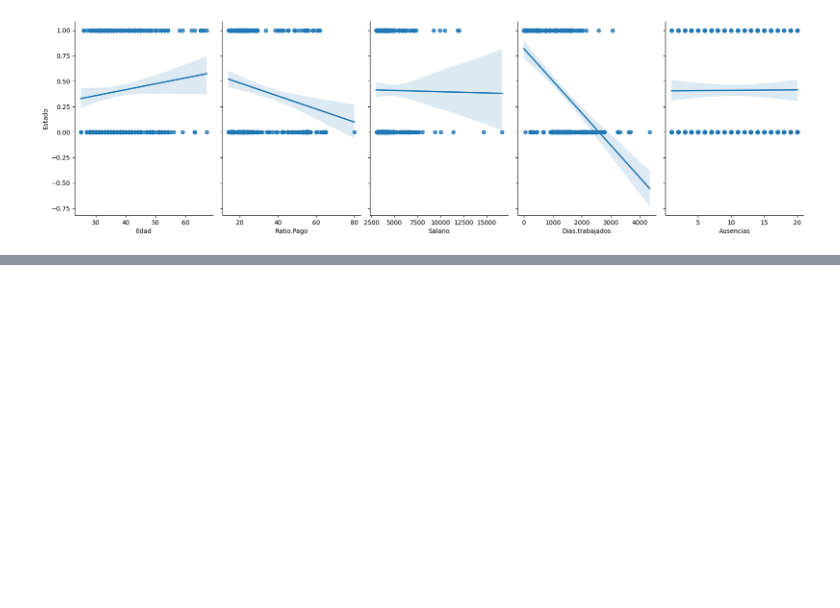
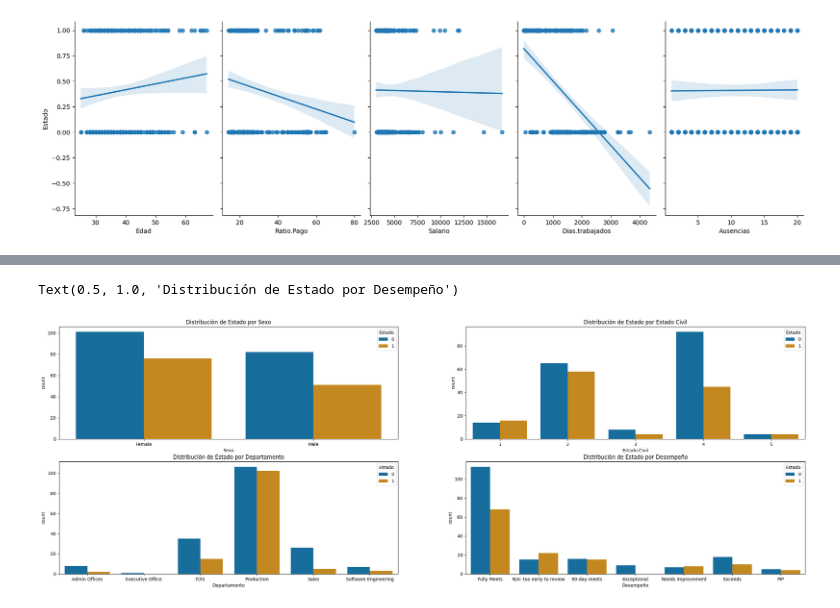
Before and after one commit to DiegoAvilarce/bootcamp-awakelab, a Jupyter notebook: ejercicio4_5.ipynb, the cells around one changed output, grey strips where cells are left out. Drawn from its saved outputs; the diff is of its cells as text; code cells hidden in the pictures; blank space fills up the shorter version.

```diff
--- a/ejercicio4_5.ipynb
+++ b/ejercicio4_5.ipynb
@@ -108,0 +210,43 @@ sns.pairplot(datos, x_vars=['Edad', 'Ratio.Pago', 'Salario','Dias.trabajados','A
+# %%
+# Graficar variables categoricas con leyenda de estado
+fig, axs = plt.subplots(2, 2, figsize=(30, 10))
+
+sns.countplot(
+    x="Sexo",
+    data=datos,
+    hue= 'Estado',
+    palette="colorblind", ax = axs[0,0]
+)
+
+sns.countplot(
+    x="Estado.Civil",
+    data=datos,
+    hue= 'Estado',
+    palette="colorblind", ax = axs[0,1]
+)
+
+sns.countplot(
+    x="Departamento",
+    data=datos,
+    hue= 'Estado',
+    palette="colorblind", ax = axs[1,0]
+)
+
+
+
+sns.countplot(
+    x="Desempeño",
+    data=datos,
+    hue= 'Estado',
+    palette="colorblind", ax = axs[1,1]
+)
+
+
+# agregar titulo
+axs[0,0].set_title('Distribución de Estado por Sexo')
+axs[0,1].set_title('Distribución de Estado por Estado Civil')
+axs[1,0].set_title('Distribución de Estado por Departamento')
+axs[1,1].set_title('Distribución de Estado por Desempeño')
+# %% [output]
+Text(0.5, 1.0, 'Distribución de Estado por Desempeño')
+[figure, added]
```
Also changed, not shown: parts of 12 cells of this notebook, 3 other files.
